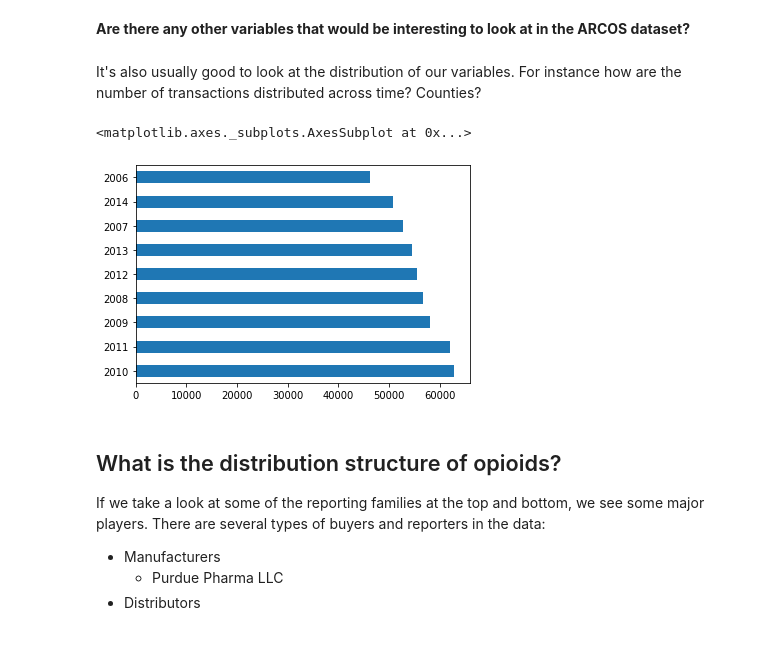
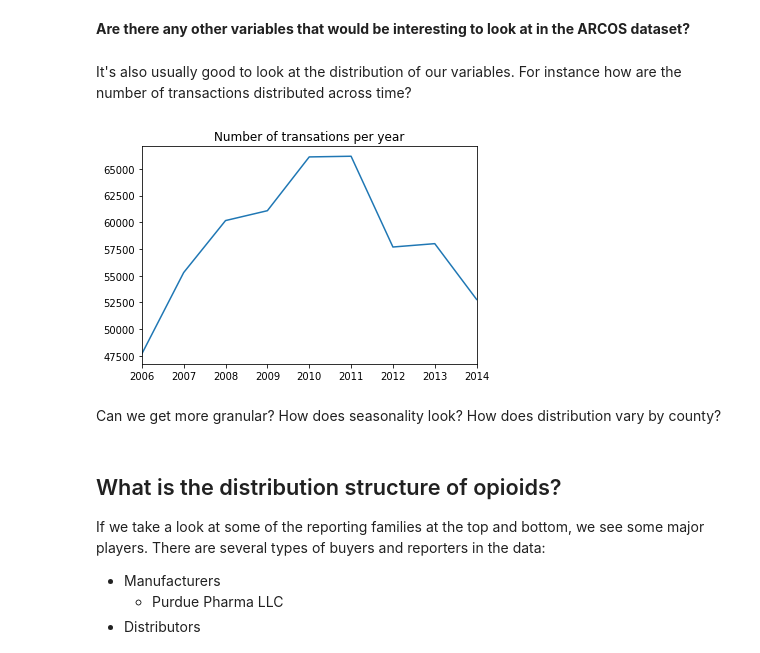
Before and after one commit to jessicambs/hacknights, a Jupyter notebook: opioid-analytics/01_opioid-distribution-prescription-patterns.ipynb, the cells around one changed output. Cells and saved outputs as stored; diff of their text form; code cells hidden in the pictures.

Commit message:
Use 5% sample for arcos sample; clean up graph examples

```diff
--- a/opioid-analytics/01_opioid-distribution-prescription-patterns.ipynb
+++ b/opioid-analytics/01_opioid-distribution-prescription-patterns.ipynb
@@ -83,14 +90,3 @@ After signing up with a Washington Post account, select **New York** and **State
 import numpy as np
 import pandas as pd
 import matplotlib.pyplot as plt
-# %%
-chunksize = 500000
-i = 0
-for chunk in (pd.read_csv('data/arcos-ny-statewide-itemized.csv', chunksize=chunksize)):
-    i += 1
-# for chunk in (pd.read_csv('data/opioid_data/arcos-ny-statewide-itemized_sample.csv', chunksize=chunksize)):
-#     print(chunk.shape)
-#     display(chunk.head())
-#     print(chunk.columns)
-#     break
-    print(i)
@@ -135,9 +93,15 @@ nys_2006.to_csv('data/arcos-ny-statewide-itemized-2006.csv', index=False)
 # %%
+# Read in sample of data from full NYS file
 chunksize = 500000
+
+arcos = pd.DataFrame()
+
 for chunk in (pd.read_csv('data/arcos-ny-statewide-itemized.csv', chunksize=chunksize)):
-# for chunk in (pd.read_csv('data/opioid_data/arcos-ny-statewide-itemized_sample.csv', chunksize=chunksize)):
-    print(chunk.shape)
-    display(chunk.head())
-    print(chunk.columns)
-    break
+    while arcos.shape[0] <= chunksize:
+
+        # Sample 5% of each chunk
+        arcos = arcos.append(chunk.sample(frac=0.05, random_state=42))
+
+display(arcos.head())
+print(arcos.columns)
 # %% [output]
@@ -185,7 +148,6 @@ opioid_rates = opioid_rates.loc[(opioid_rates['STATE'] == 'New York') & (opioid_
                                 ['YEAR', 'COUNTY_FORMAT', 'VALUE']] \
                             .drop_duplicates()
 
-arcos = chunk.copy()
 arcos['TRANSACTION_YEAR'] = arcos['TRANSACTION_DATE'].astype(str).apply(lambda x: x[-4:])
 arcos = pd.merge(arcos, opioid_rates,
              how='left',
@@ -263,14 +224,17 @@ display(health_metrics[['drugdeathrate', 'opioid_RxRate', 'Chlamydia_rate']].cor
 # %% [markdown]
 **Are there any other variables that would be interesting to look at in the ARCOS dataset?**
 # %% [markdown]
-It's also usually good to look at the distribution of our variables. For instance how are the number of transactions distributed across time? Counties?
+It's also usually good to look at the distribution of our variables. For instance how are the number of transactions distributed across time?
 # %%
 # Distribution of transactions across time
 
-arcos['TRANSACTION_YEAR'].value_counts().plot.barh()
+fig = plt.figure()
+ax = arcos['TRANSACTION_YEAR'].value_counts().sort_index().plot.line()
+ax.set_title('Number of transations per year');
 # %% [output]
-<matplotlib.axes._subplots.AxesSubplot at 0x...>
-[figure, old version]
+[figure, new version]
+# %% [markdown]
+Can we get more granular? How does seasonality look? How does distribution vary by county?
 # %%
 ## ADD DATA DICTIONARY FOR ARCOS
 ## DRUG CODE,
```
Also changed, not shown: parts of 11 cells of this notebook.
